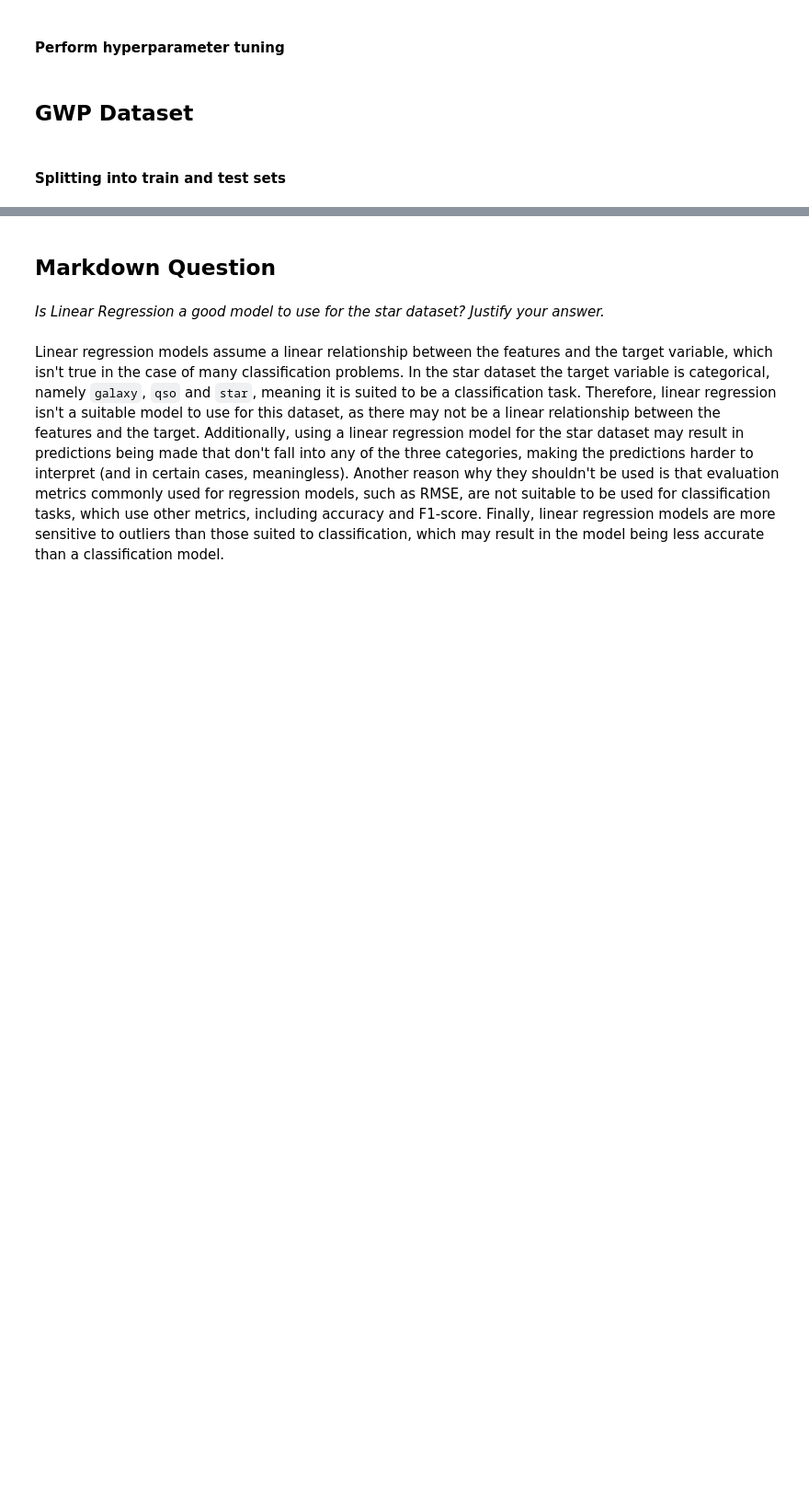
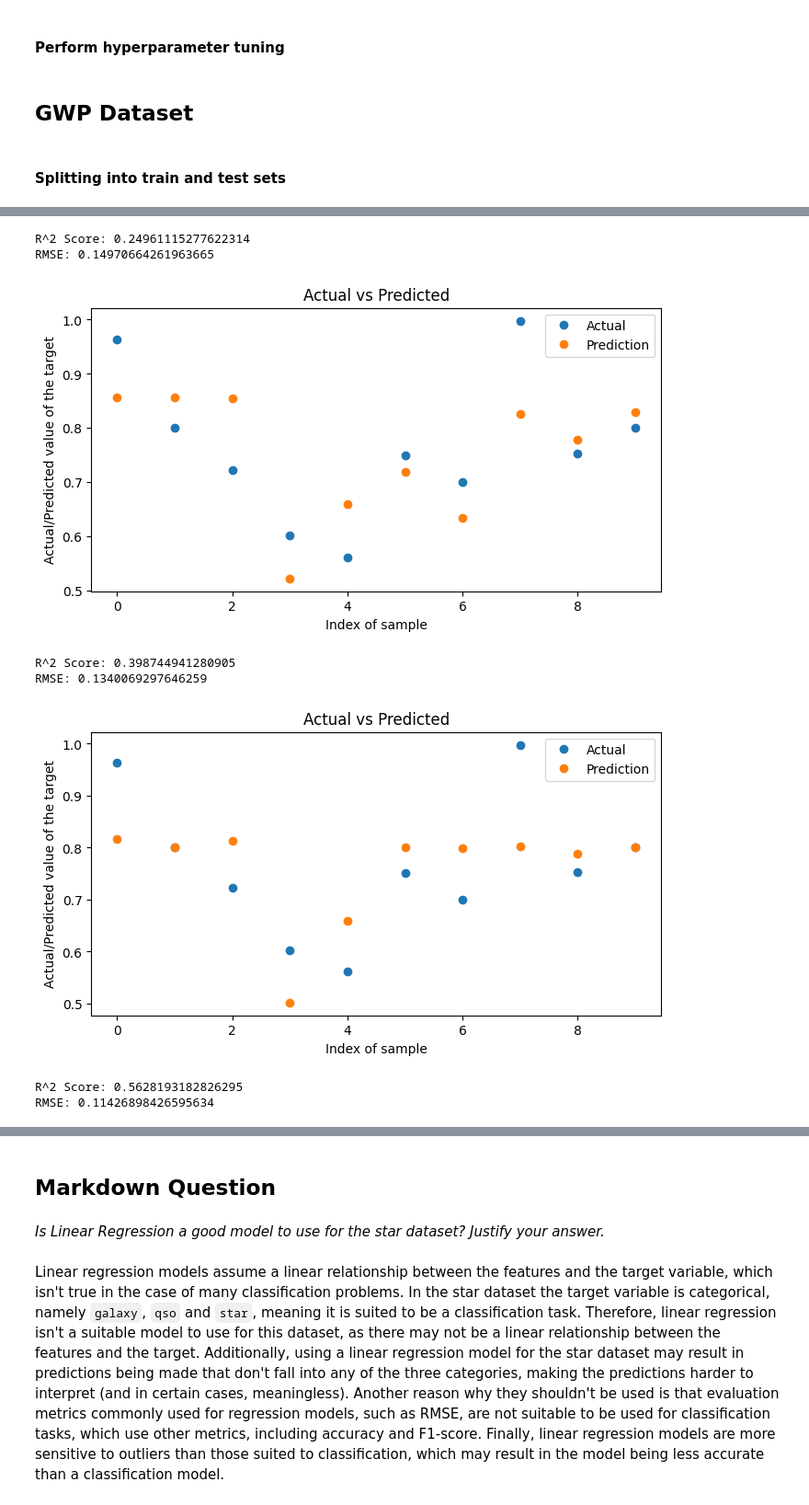
Before and after one commit to camwhite18/ml-classification-regression, a Jupyter notebook: task3_2.ipynb, the cells around one changed output, grey strips where cells are left out. Shown at 92% size. Saved outputs shown, nothing was run; the diff lists cells and outputs as text; code cells hidden in the pictures; blank space fills up the shorter version.

```diff
--- a/task3_2.ipynb
+++ b/task3_2.ipynb
@@ -110,0 +107,23 @@ RMSE: 0.15258646893268676
+# %%
+clf2 = SVR(kernel='linear')
+clf2.fit(gwp_x_test, gwp_y_test)
+evaluate_regression_model(clf2, gwp_x_test, gwp_y_test)
+
+# Attempt 2
+clf3 = SVR(kernel='poly', degree=10)
+clf3.fit(gwp_x_test, gwp_y_test)
+evaluate_regression_model(clf3, gwp_x_test, gwp_y_test)
+
+# Attempt 3
+clf4 = SVR(C=20)
+clf4.fit(gwp_x_test, gwp_y_test)
+evaluate_regression_model(clf4, gwp_x_test, gwp_y_test)
+# %% [output]
+R^2 Score: 0.24961115277622314
+RMSE: 0.14970664261963665
+[figure, added]
+R^2 Score: 0.398744941280905
+RMSE: 0.1340069297646259
+[figure, added]
+R^2 Score: 0.5628193182826295
+RMSE: 0.11426898426595634
```
Also changed, not shown: parts of 6 cells of this notebook.
